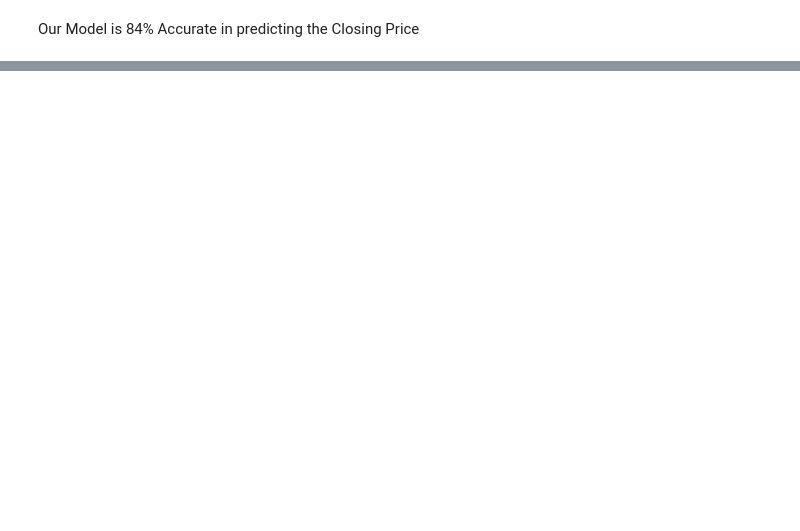
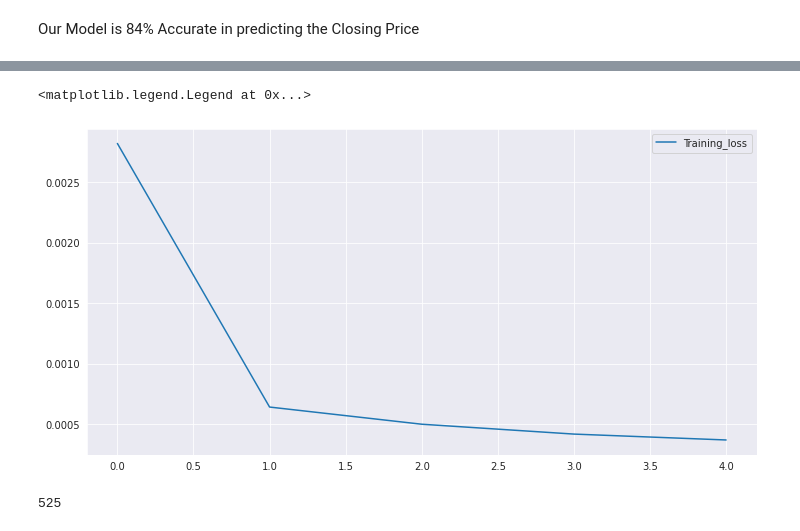
Before and after one commit to Nascent-bot/ML-Projects, a Jupyter notebook: CoeProj.ipynb, the cells around one changed output, grey strips where cells are left out. Saved outputs shown, nothing was run; the diff lists cells and outputs as text; code cells hidden in the pictures; blank space fills up the shorter version.

```diff
--- a/CoeProj.ipynb
+++ b/CoeProj.ipynb
@@ -566,0 +601,4 @@ Our Model is 84% Accurate in predicting the Closing Price
+# %%
+scaler=MinMaxScaler()
+scaled_train=scaler.fit_transform(train_dp)
+scaled_test=scaler.transform(test_dp)
@@ -566,0 +625,9 @@ Our Model is 84% Accurate in predicting the Closing Price
+# %%
+n_input=30
+n_features=1
+generator=TimeseriesGenerator(scaled_train,scaled_train,length=n_input,batch_size=1,)
+# %%
+model = Sequential()
+model.add(LSTM(100, activation='relu', input_shape=(n_input, n_features)))
+model.add(Dense(1))
+model.compile(optimizer='adam', loss='mse')
@@ -566,0 +649,3 @@ Our Model is 84% Accurate in predicting the Closing Price
+# %%
+# fit model
+model.fit_generator(generator,epochs=5)
@@ -566,0 +664,7 @@ Our Model is 84% Accurate in predicting the Closing Price
+# %%
+plt.figure(figsize=(12,6))
+plt.plot(model.history.history['loss'],label='Training_loss')
+plt.legend()
+# %% [output]
+<matplotlib.legend.Legend at 0x...>
+[figure, added]
@@ -566,0 +687,4 @@ Our Model is 84% Accurate in predicting the Closing Price
+# %%
+len(test_predictions)
+# %% [output]
+525
```
Also changed, not shown: parts of 29 cells of this notebook.
